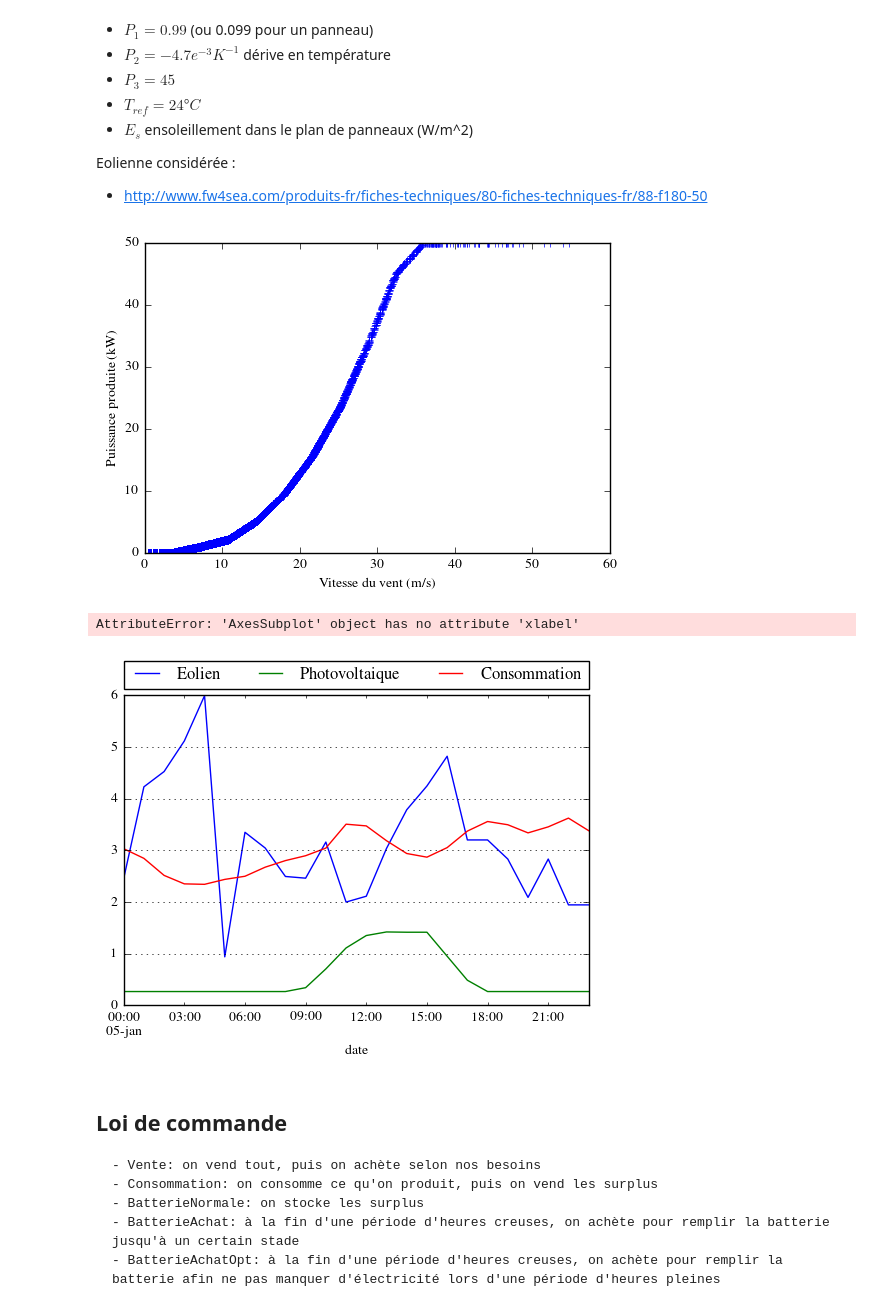
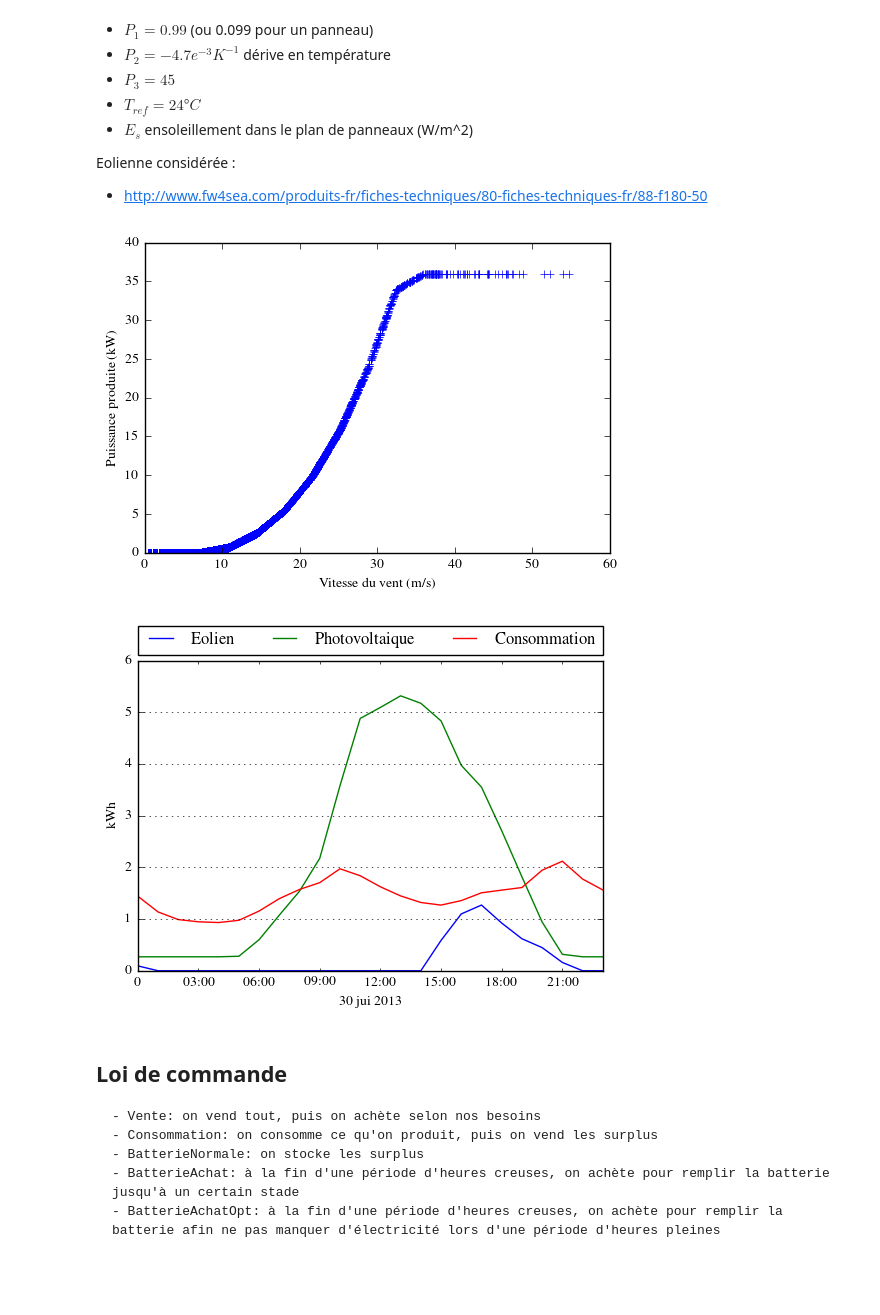
Before and after one commit to guhur/prod-electricite, a Jupyter notebook: simulations.ipynb, the cells around one changed output. Drawn from its saved outputs; the diff is of its cells as text; code cells hidden in the pictures; blank space fills up the shorter version.

```diff
--- a/simulations.ipynb
+++ b/simulations.ipynb
@@ -150,43 +150,45 @@ Eolienne considérée :
 # %%
 P1 =  6 #rendement de 30m2 de panneau solaire
 P2 = -4.7e-3 #deviation en temperatrue
 P3 = 45e-3 #gain supplémentaire
 Tref = 24
 NOCT = 43
 bale["prod-pv"] = P1*( 1 + P2*(bale["radiation"]* (NOCT-20)/800))*(P3+bale["radiation"])
-period = (bale.index.month == 1) & (bale.index.day == 5)
+period = (bale.index.month == 6) & (bale.index.day == 30)
 
 # F180-50
-puissance = np.ones(20)* 50.0
-puissance[:10]= [0,0,1,2.16,5.12,9.5,15.55, 23.52, 33.65, 45.0]
+# puissance = np.ones(20)* 50.0
+# puissance[:10]= [0,0,1,2.16,5.12,9.5,15.55, 23.52, 33.65, 45.0]
 # Modele F100-10
-# puissance = np.ones(20)* 10.0
-# puissance[:9]= [0,0,0,0.5,1.15, 2.35, 4.2, 6.65, 9.9]
+puissance = np.ones(20)* 10.0
+
+# Modele F180-36
+puissance = np.ones(20)* 36.0
+puissance[:10]= [0,0,0,0.68,2.5, 5.45, 9.85, 15.9, 23.85, 33.9]
 bale['prod-eol'] = np.interp( bale['vent'].values, np.arange(20.0)*3.6, puissance)
 ax = plt.plot(bale['vent'], bale['prod-eol'].values, '+')
 plt.xlabel("Vitesse du vent (m/s)")
 plt.ylabel("Puissance produite (kW)")
 plt.show()
 
 
 
 ax = bale[period].plot(y='prod-eol', label="Eolien")
 bale[period].plot(y="prod-pv", label="Photovoltaique", ax=ax)
 bale[period].plot(y="consommation", label="Consommation", ax=ax)
 ax.legend(bbox_to_anchor=(0., 1.02, 1., .102), loc=3,
            ncol=3, mode="expand", borderaxespad=0.)
 ax = plt.gca()
 ax.yaxis.grid()
-ax.xlabel(bale[period].index[0].strftime("%d %b %Y"))
-ax.ylabel("kWh")
+plt.xlabel(bale[period].index[0].strftime("%d %b %Y"))
+plt.ylabel("kWh")
 ticklabels = ['']*len( bale[period].index)
 ticklabels[::3] = [item.strftime('%-H') for item in  bale[period].index[::3]]
 ax.xaxis.set_major_formatter(matplotlib.ticker.FixedFormatter(ticklabels))
-ax.gcf().autofmt_xdate()
+# ax.gcf().autofmt_xdate()
 # %% [output]
-[figure, old version]
+[figure, new version]
-AttributeError: 'AxesSubplot' object has no attribute 'xlabel'
-[figure, old version]
+[figure, new version]
 # %% [markdown]
 ## Loi de commande
     - Vente: on vend tout, puis on achète selon nos besoins
```
Also changed, not shown: parts of 10 cells of this notebook, 1 other file.
